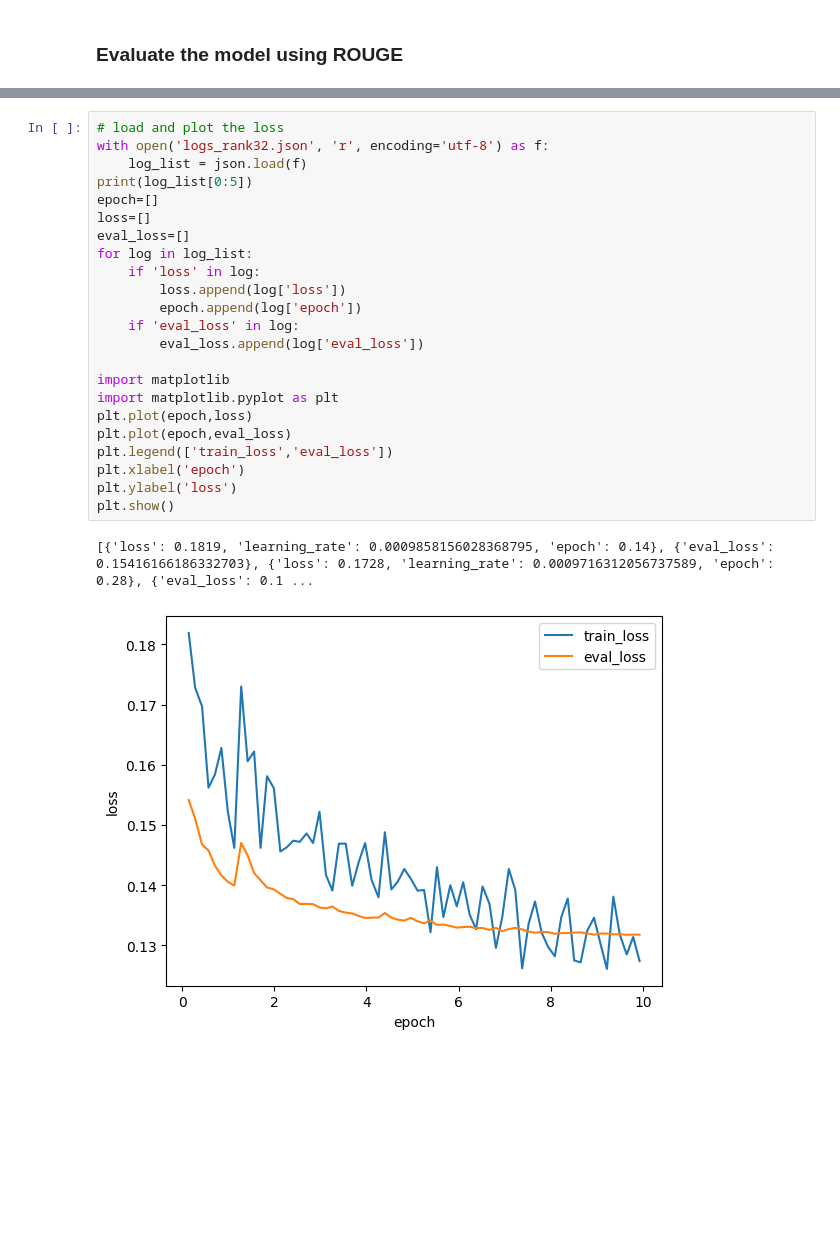
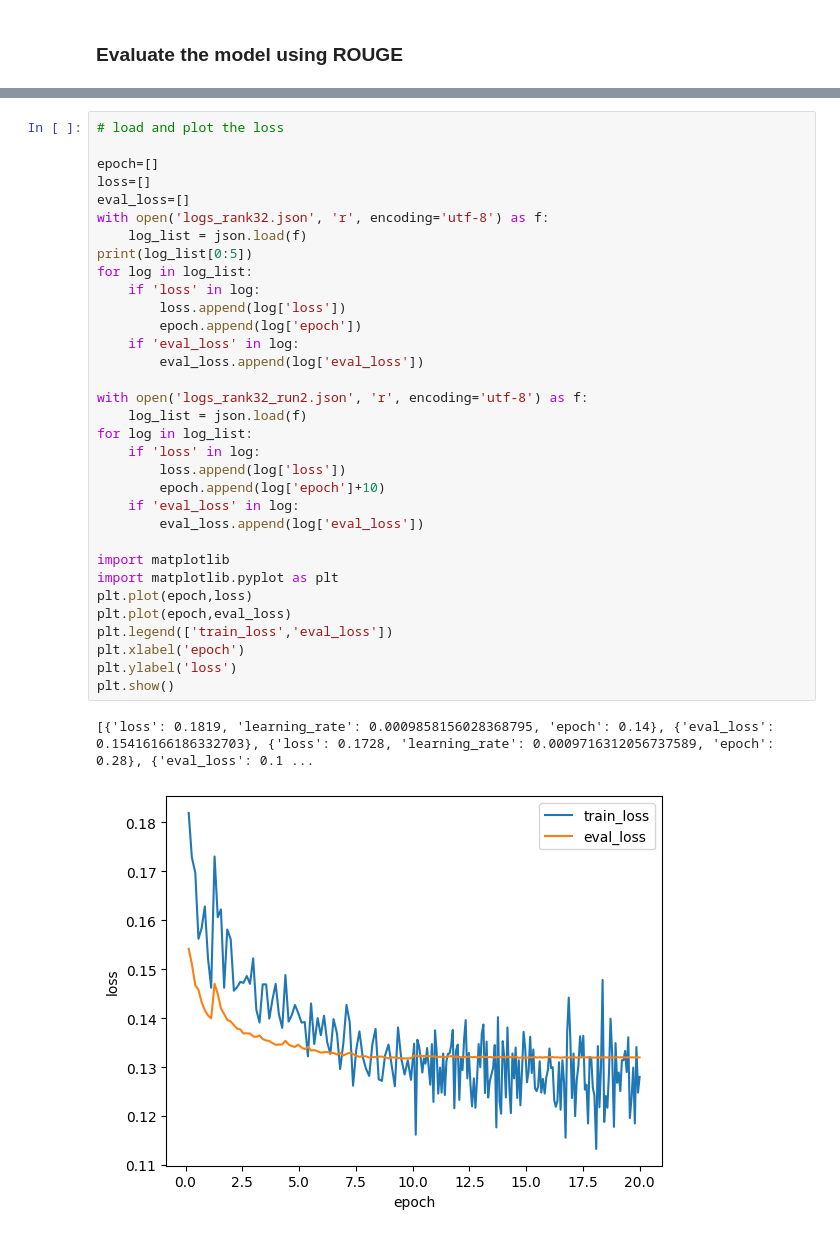
Before and after one commit to mattgomer/ML_experimentation, a Jupyter notebook: NLP/StarTrekScripts_by_line.ipynb, the cells around one changed output, grey strips where cells are left out. Saved outputs shown, nothing was run; the diff lists cells and outputs as text; blank space fills up the shorter version.

Commit message:
added more training time for rank 32 and adjusted temperature

```diff
--- a/NLP/StarTrekScripts_by_line.ipynb
+++ b/NLP/StarTrekScripts_by_line.ipynb
@@ -505,29 +567,39 @@ Archive:  model_rank32.zip
 # %%
 # load and plot the loss
+
+epoch=[]
+loss=[]
+eval_loss=[]
 with open('logs_rank32.json', 'r', encoding='utf-8') as f:
     log_list = json.load(f)
 print(log_list[0:5])
-epoch=[]
-loss=[]
-eval_loss=[]
 for log in log_list:
     if 'loss' in log:
         loss.append(log['loss'])
         epoch.append(log['epoch'])
+    if 'eval_loss' in log:
+        eval_loss.append(log['eval_loss'])
+
+with open('logs_rank32_run2.json', 'r', encoding='utf-8') as f:
+    log_list = json.load(f)
+for log in log_list:
+    if 'loss' in log:
+        loss.append(log['loss'])
+        epoch.append(log['epoch']+10)
     if 'eval_loss' in log:
         eval_loss.append(log['eval_loss'])
 
 import matplotlib
 import matplotlib.pyplot as plt
 plt.plot(epoch,loss)
 plt.plot(epoch,eval_loss)
 plt.legend(['train_loss','eval_loss'])
 plt.xlabel('epoch')
 plt.ylabel('loss')
 plt.show()
 # %% [output]
 [{'loss': 0.1819, 'learning_rate': 0.0009858156028368795, 'epoch': 0.14}, {'eval_loss': 0.15416166186332703}, {'loss': 0.1728, 'learning_rate': 0.0009716312056737589, 'epoch': 0.28}, {'eval_loss': 0.1 ...
-[figure, old version]
+[figure, new version]
 # %%
 # Generate the outputs of the test dataset using the original FLAN-T5 model
 first_n_lines = 15
```
Also changed, not shown: parts of 14 cells of this notebook, 2 other files.
